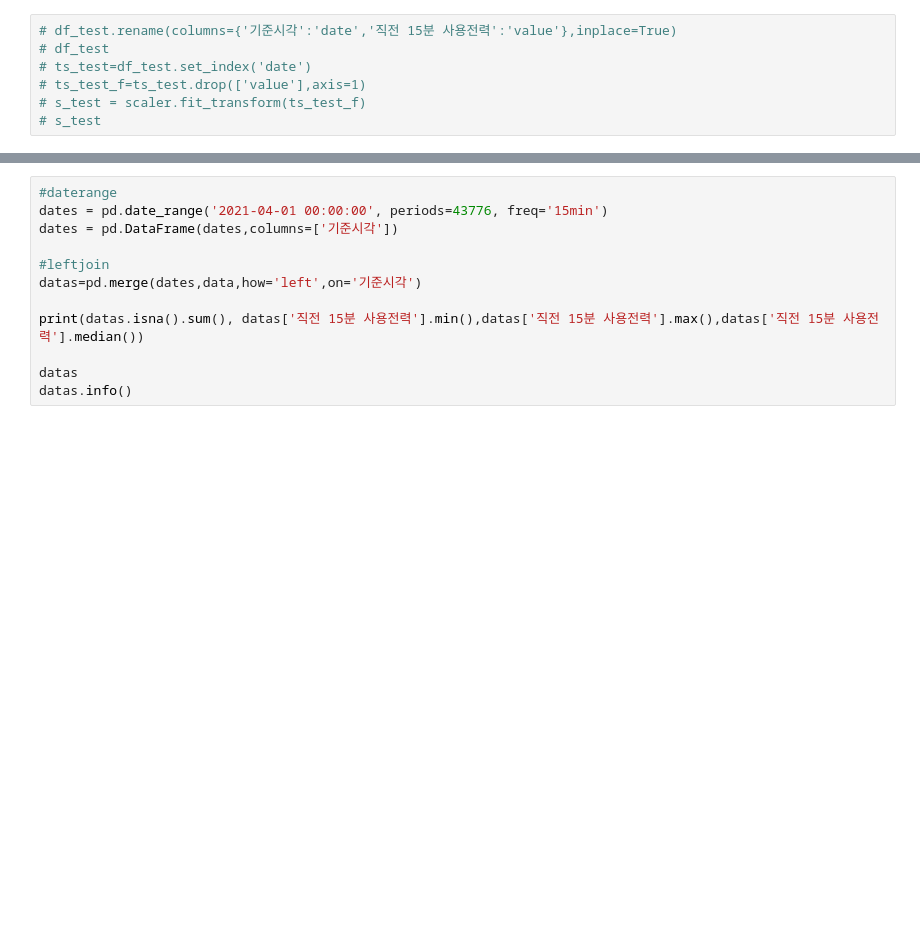
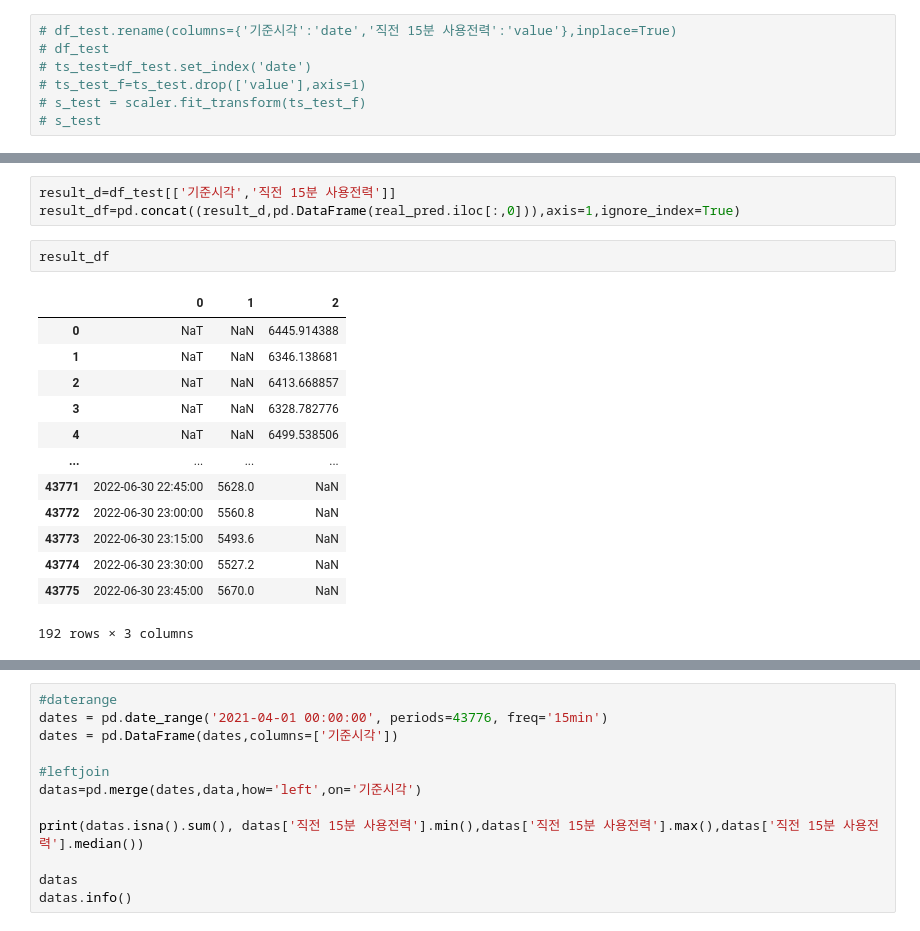
Before and after one commit to yeonkyoung/Time_Series, a Jupyter notebook: FEMS_predict/LSTM/LSTM_Moorim.ipynb, the cells around one changed output, grey strips where cells are left out. Saved outputs shown, nothing was run; the diff lists cells and outputs as text; blank space fills up the shorter version.

```diff
--- a/FEMS_predict/LSTM/LSTM_Moorim.ipynb
+++ b/FEMS_predict/LSTM/LSTM_Moorim.ipynb
@@ -345,0 +383,19 @@ print("predicted next 5 min trade count", real_predictions[-1])  # 예측한 건
+# %%
+result_d=df_test[['기준시각','직전 15분 사용전력']]
+result_df=pd.concat((result_d,pd.DataFrame(real_pred.iloc[:,0])),axis=1,ignore_index=True)
+# %%
+result_df
+# %% [output]
+|  | 0 | 1 | 2 |
+| 0 | NaT | NaN | 6445.914388 |
+| 1 | NaT | NaN | 6346.138681 |
+| 2 | NaT | NaN | 6413.668857 |
+| 3 | NaT | NaN | 6328.782776 |
+| 4 | NaT | NaN | 6499.538506 |
+| ... | ... | ... | ... |
+| 43771 | 2022-06-30 22:45:00 | 5628.0 | NaN |
+| 43772 | 2022-06-30 23:00:00 | 5560.8 | NaN |
+| 43773 | 2022-06-30 23:15:00 | 5493.6 | NaN |
+| 43774 | 2022-06-30 23:30:00 | 5527.2 | NaN |
+| 43775 | 2022-06-30 23:45:00 | 5670.0 | NaN |
+192 rows × 3 columns
```
Also changed, not shown: parts of 23 cells of this notebook, 8 other files.
